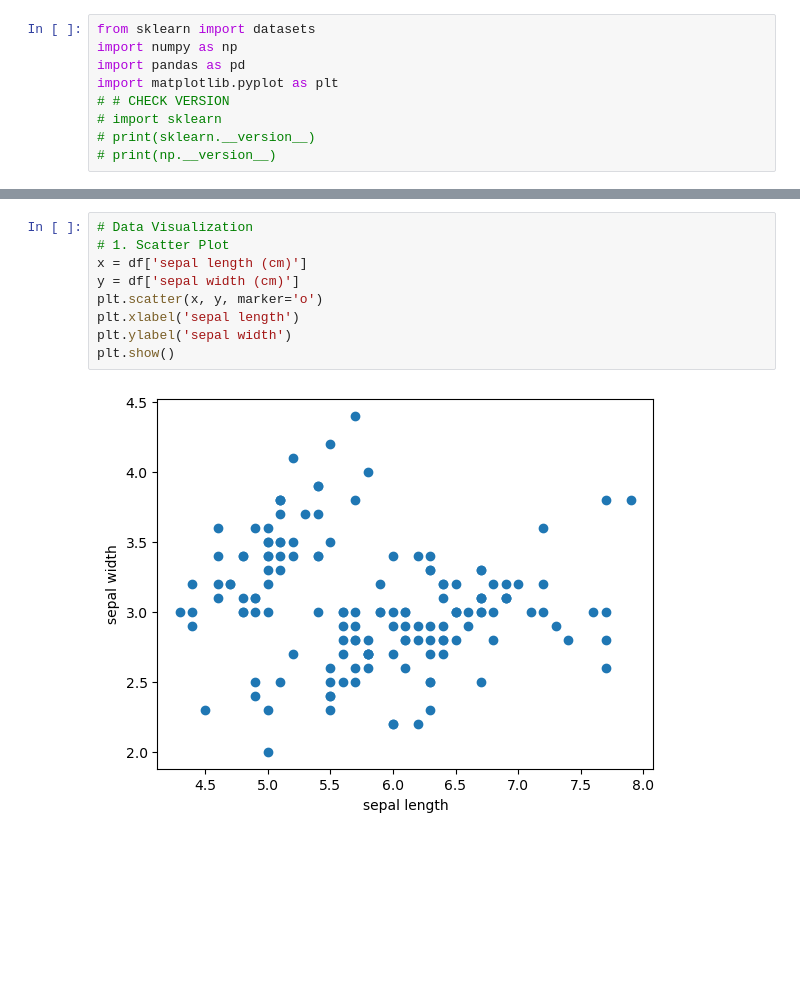
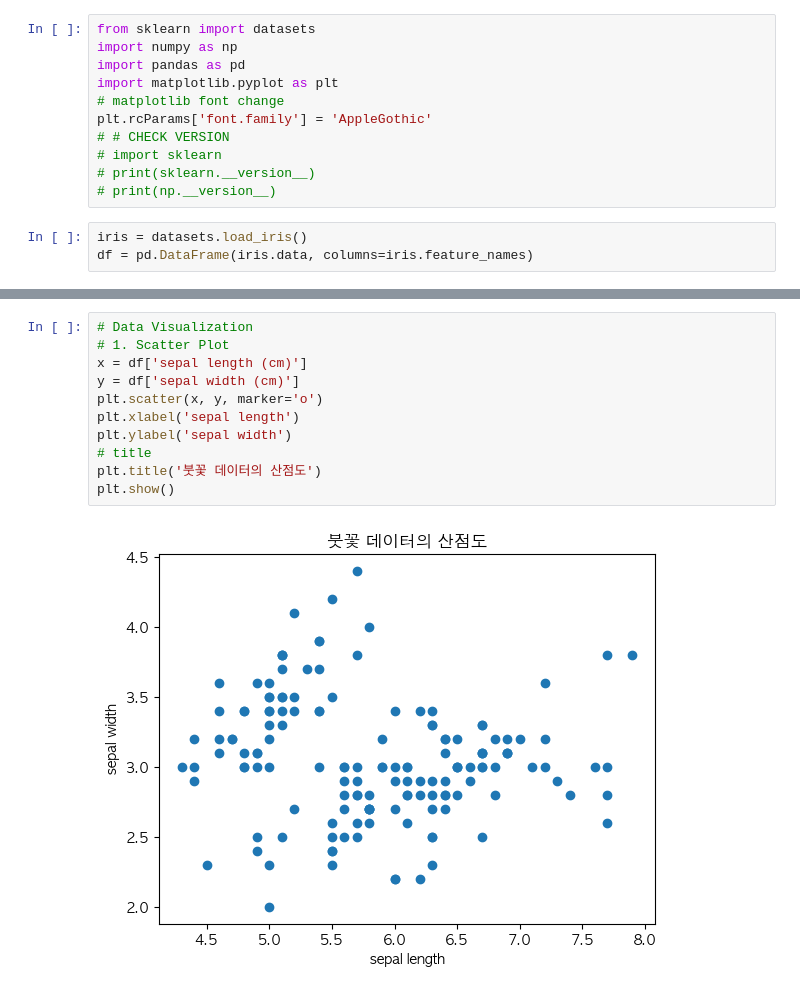
Before and after one commit to asanobm/deep-learning, a Jupyter notebook: 머신러닝 교과서 파이토치/사이킷런 퍼셉트론.ipynb, the cells around one changed output, grey strips where cells are left out. Drawn from its saved outputs; the diff is of its cells as text; blank space fills up the shorter version.

```diff
--- a/머신러닝 교과서 파이토치/사이킷런 퍼셉트론.ipynb
+++ b/머신러닝 교과서 파이토치/사이킷런 퍼셉트론.ipynb
@@ -3,7 +9,12 @@ from sklearn import datasets
 import numpy as np
 import pandas as pd
 import matplotlib.pyplot as plt
+# matplotlib font change
+plt.rcParams['font.family'] = 'AppleGothic'
 # # CHECK VERSION
 # import sklearn
 # print(sklearn.__version__)
 # print(np.__version__)
+# %%
+iris = datasets.load_iris()
+df = pd.DataFrame(iris.data, columns=iris.feature_names)
@@ -10,11 +70,13 @@ import matplotlib.pyplot as plt
 # %%
 # Data Visualization
 # 1. Scatter Plot
 x = df['sepal length (cm)']
 y = df['sepal width (cm)']
 plt.scatter(x, y, marker='o')
 plt.xlabel('sepal length')
 plt.ylabel('sepal width')
+# title
+plt.title('붓꽃 데이터의 산점도')
 plt.show()
 # %% [output]
-[figure, old version]
+[figure, new version]
```
Also changed, not shown: parts of 14 cells of this notebook.
